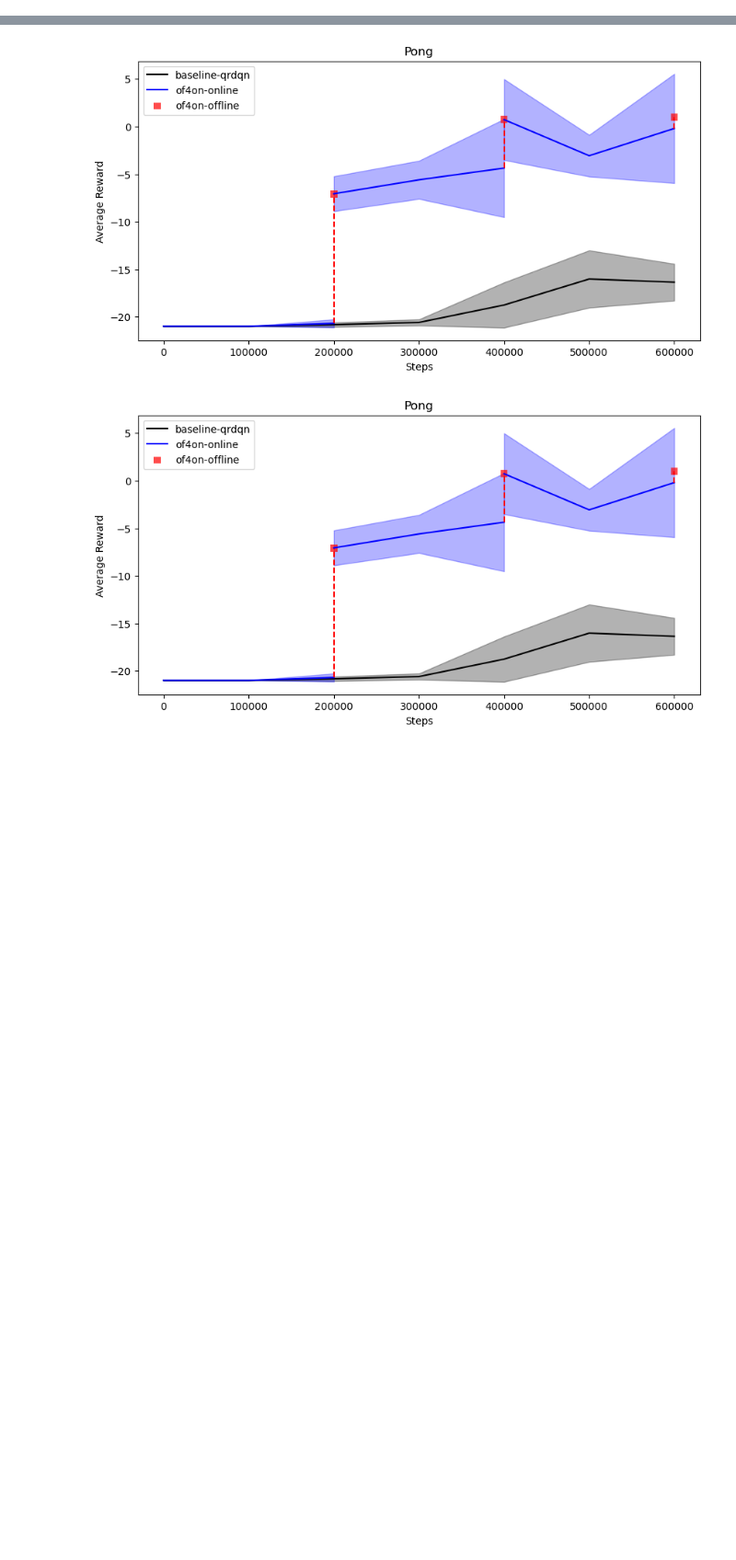
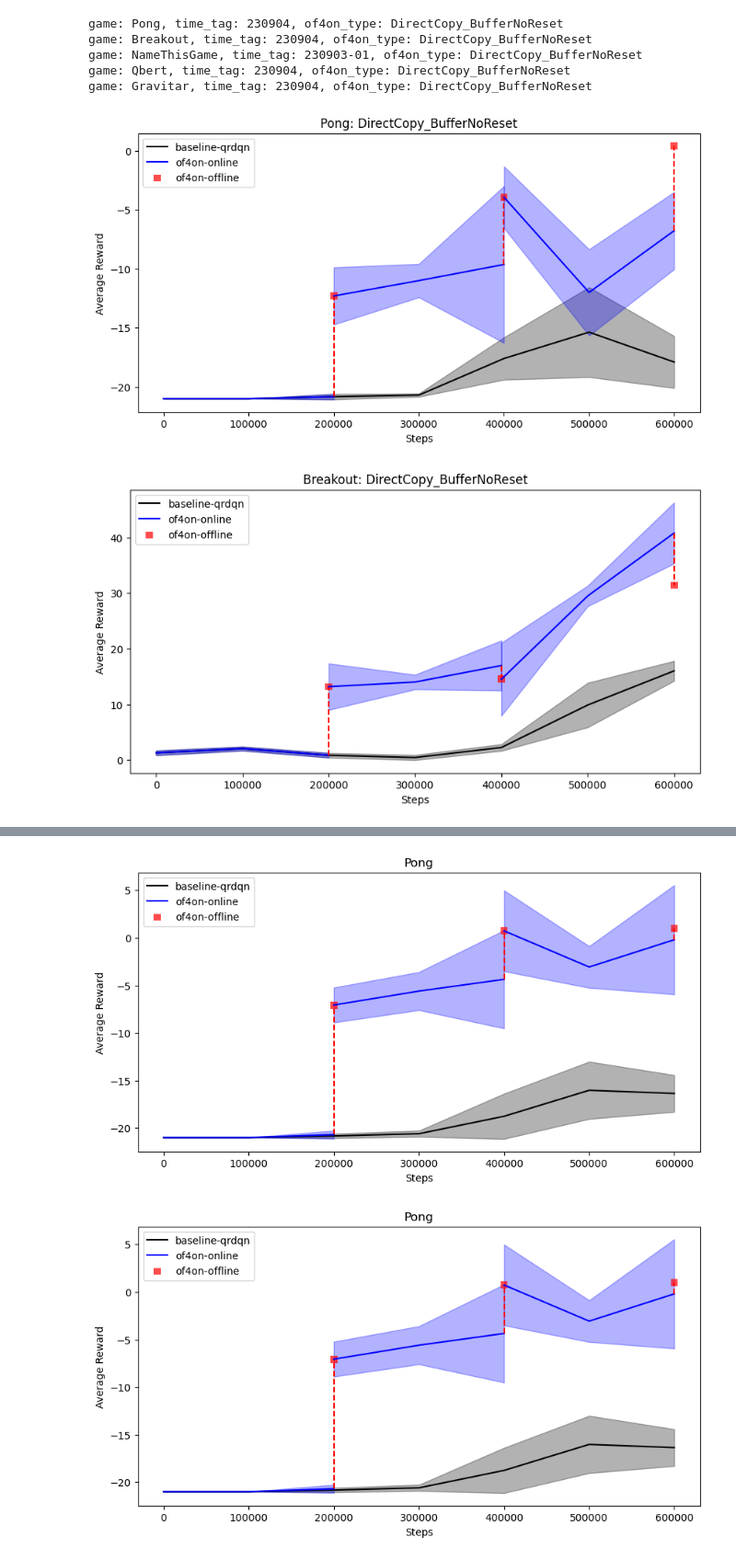
Before and after one commit to oceank/tianshou, a Jupyter notebook: result_vis/result_plot.ipynb, the cells around one changed output, grey strips where cells are left out. Shown at 92% size. Saved outputs shown, nothing was run; the diff lists cells and outputs as text; code cells hidden in the pictures; blank space fills up the shorter version.

Commit message:
add the result of the small-scale experiments after fixing the seeding and slowness issues

```diff
--- a/result_vis/result_plot.ipynb
+++ b/result_vis/result_plot.ipynb
@@ -207,9 +207,11 @@ def plot_of4on(
 # Load results
 # Assume there is only one experiment result in the target directory.
 # For example, "230821-190006" in "log/PongNoFrameskip-v4/cql-qrdqn-bt1-of5grad/100/230821-190006/
-def load_result(log_root, game_envname, seed, algo, result_filename):
+def load_result(log_root, game_envname, seed, algo, result_filename, folder_time_tag = None):
     result_path = os.path.join(log_root, game_envname, algo, str(seed))
     experiment_result_foldernames = list_folders_name(result_path)
+    if folder_time_tag is not None:
+        experiment_result_foldernames = [folder for folder in experiment_result_foldernames if folder_time_tag in folder]
     assert len(experiment_result_foldernames) == 1
     result_path = os.path.join(result_path, experiment_result_foldernames[0], result_filename)
 
@@ -287,7 +289,8 @@ def load_experiment_result(
     log_root, game, seeds, phases,
     epochs_online, baseline_algo, of4on_algo,
     online_policy_perf_filename, best_offline_policy_perf_filename,
-    epochs_online_bs = None
+    epochs_online_bs = None,
+    folder_time_tag = None,
     ):
     game_envname = f"{game}NoFrameskip-v4"
     ## baseline algo
@@ -296,7 +299,7 @@ def load_experiment_result(
     rewards_bs = np.zeros((len(seeds), epochs_online_bs+1))
     steps_bs = None
     for idx, seed in enumerate(seeds):
-        result_bs = load_result(log_root, game_envname, seed, baseline_algo, online_policy_perf_filename)
+        result_bs = load_result(log_root, game_envname, seed, baseline_algo, online_policy_perf_filename, folder_time_tag="2309")
         if steps_bs is None:
             steps_bs = np.array([int(key) for key in result_bs.keys()])
 
@@ -311,12 +314,12 @@ def load_experiment_result(
     rewards_of = np.zeros((len(seeds), phases))
     steps_of = None
     for idx, seed in enumerate(seeds):
-        result_on = load_result(log_root, game_envname, seed, of4on_algo, online_policy_perf_filename)
+        result_on = load_result(log_root, game_envname, seed, of4on_algo, online_policy_perf_filename, folder_time_tag)
         if steps_on is None:
             steps_on = np.array([int(key) for key in result_on.keys()])
         rewards_on[idx, :] = np.array(list(result_on.values()))
 
-        result_of = load_result(log_root, game_envname, seed, of4on_algo, best_offline_policy_perf_filename)
+        result_of = load_result(log_root, game_envname, seed, of4on_algo, best_offline_policy_perf_filename, folder_time_tag)
         if steps_of is None:
             steps_of = np.array([int(key) for key in result_of.keys()])
         rewards_of[idx, :] = np.array(list(result_of.values()))
@@ -326,6 +329,7 @@ def load_experiment_result(
 def plot_of4on_with_baseline(
     game, baseline_algo, of4on_algo,
     rewards_bs, steps_bs, rewards_on, steps_on, rewards_of, steps_of,
+    of4on_type = None,
 ):
     fig, ax = plt.subplots(figsize=(10, 5))
     color_bs = 'black'
@@ -340,5 +344,44 @@ def plot_of4on_with_baseline(
         ax, game,
         rewards_on, steps_on, color_on, label_on,
         rewards_of, steps_of, color_of, label_of)
-
+    if of4on_type is not None:
+        ax.set_title(f"{game}: {of4on_type}")
     fig.savefig(f'{game}-{of4on_algo}.png', dpi=300)
+# %%
+#230903-01, 230903-04, 230903-05
+log_root = "/home/jsu/Desktop/Projects/Offline4Online/tianshou/result_vis/log"
+online_policy_perf_filename = "online_policy_test_rewards.json"
+best_offline_policy_perf_filename = "best_offline_policies_performance.json"
+seeds = [100, 200, 300]
+baseline_algo = "qrdqn" # online RL
+of4on_kind = "bt1-of5grad"
+of4on_algo = f"cql-{baseline_algo}-{of4on_kind}"
+epochs_online = 6
+phases = 3
+
+games = ['Pong', 'Breakout', 'NameThisGame', 'Qbert', 'Gravitar']
+folder_time_tags = ['230904', '230904', '230903-01', '230904', '230904']
+of4on_type = "DirectCopy_BufferNoReset"
+for time_tag, game in zip(folder_time_tags, games):
+    print(f"game: {game}, time_tag: {time_tag}, of4on_type: {of4on_type}")
+    game_envname = f"{game}NoFrameskip-v4"
+    rewards_bs, steps_bs, rewards_on, steps_on, rewards_of, steps_of = load_experiment_result(
+        log_root, game, seeds, phases,
+        epochs_online, baseline_algo, of4on_algo,
+        online_policy_perf_filename, best_offline_policy_perf_filename,
+        epochs_online_bs = None,
+        folder_time_tag = time_tag,
+        )
+    plot_of4on_with_baseline(
+        game, baseline_algo, of4on_algo,
+        rewards_bs, steps_bs, rewards_on, steps_on, rewards_of, steps_of,
+        of4on_type = of4on_type,
+    )
+# %% [output]
+game: Pong, time_tag: 230904, of4on_type: DirectCopy_BufferNoReset
+game: Breakout, time_tag: 230904, of4on_type: DirectCopy_BufferNoReset
+game: NameThisGame, time_tag: 230903-01, of4on_type: DirectCopy_BufferNoReset
+game: Qbert, time_tag: 230904, of4on_type: DirectCopy_BufferNoReset
+game: Gravitar, time_tag: 230904, of4on_type: DirectCopy_BufferNoReset
+[figure, added]
+[figure, added]
```
Also changed, not shown: parts of 2 cells of this notebook.
